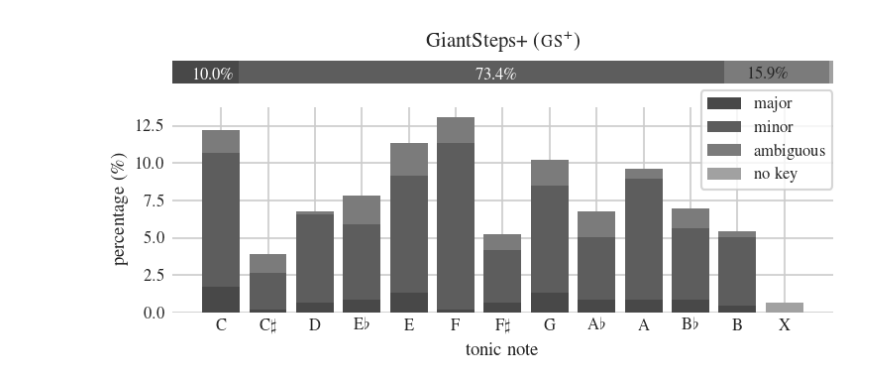
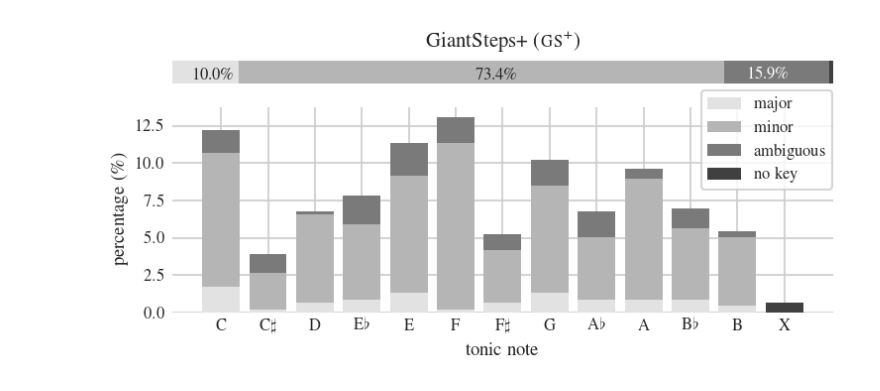
Before and after one commit to anxefaraldo/miran, a Jupyter notebook: notebooks/PLOT - Key Distributions.ipynb, the cells around one changed output. Drawn from its saved outputs; the diff is of its cells as text; code cells hidden in the pictures.

```diff
--- a/notebooks/PLOT - Key Distributions.ipynb
+++ b/notebooks/PLOT - Key Distributions.ipynb
@@ -8,7 +8,7 @@ PRINT_QUALITY = 300
 
 # NO LINES FOR KEY DISTRIBUTIONS
 sns.set_style('whitegrid', {'axes.linewidth': 0, 'axes.edgecolor': 'gray'})#, 'axes.facecolor':'snow'})
-sns.set_palette("Greys_d", 2); my_palette='Reds'; libcolor='Reds'
+sns.set_palette("Greys", 2); my_palette='Reds'; libcolor='Reds'
 mpl.rc('font', **{'family':'serif', 'serif':['Times']})
 mpl.rc('xtick', labelsize=8)
 mpl.rc('ytick', labelsize=8)
@@ -58,7 +58,7 @@ plot_majmin_dist('/Users/angel/Insync/datasets/classicalDB/keys', name='Classica
 # THE BEATPORT DATASET PRESENTS A SLIGHTLY MORE DIFFICULT PLOTTING, GIVEN ITS MULTIPLE ANNOTATIONS.
 
 name = r"Beatport (\textsc{bp}) "
-sns.set_palette("Greys_d", 4)
+sns.set_palette("Greys", 4)
 #       C     c#   d  d#   e    f    f#   g    g#    a   a#   b
 major = [28,  46, 49, 27, 31,  27,  34, 36,   40,   25,  34,   25]
 minor = [128, 77, 82,  51, 91, 120,  49, 74,  47,   70,  48,  66]
@@ -92,23 +92,23 @@ plt.title(name, fontsize=10)
 for r in a:
     pmaj = "%.1f" % (total_maj * percentage_factor)
     str_l = len(pmaj) + 1
-    plt.text((total_maj * 0.5) - (str_l * 0.8), -0.25, pmaj  + '\%', fontsize=8, color='white')
+    plt.text((total_maj * 0.5) - (str_l * 0.8), -0.25, pmaj  + '\%', fontsize=8)
 
 for r in b:
     pmin = "%.1f" % (total_min * percentage_factor)
     str_l = len(pmin) + 1
-    plt.text(total_maj + (total_min * 0.5) - (str_l * 0.8), -0.25, pmin + '\%', fontsize=8,color='white')
+    plt.text(total_maj + (total_min * 0.5) - (str_l * 0.8), -0.25, pmin + '\%', fontsize=8)
 
 for r in c:
     pother = "%.1f" % (total_other * percentage_factor)
     str_l = len(pother) + 1
-    plt.text(total_maj + total_min + (total_other * 0.5) - (str_l * 4.5), -0.25, pother, fontsize=8)
+    plt.text(total_maj + total_min + (total_other * 0.5) - (str_l * 4.5), -0.25, pother, fontsize=8, color='white')
 
 for r in d:
     pnk = "%.1f" % (no_key * percentage_factor)
     if no_key * percentage_factor > 3:
         str_l = len(pnk) + 1
-        plt.text(total_maj + total_min + total_other + (no_key * 0.5) - (str_l * 3), -0.25, pnk, fontsize=8)
+        plt.text(total_maj + total_min + total_other + (no_key * 0.5) - (str_l * 3), -0.25, pnk, fontsize=8, color='white')
 
 plt.subplot(gs[1])
 plt.ylabel('percentage (\%)')
@@ -159,34 +159,34 @@ plt.title(name, fontsize=10)
 for r in a:
     pmaj = "%.1f" % (total_maj * percentage_factor)
     str_l = len(pmaj) + 1
-    plt.text((total_maj * 0.4) - (str_l * 0.8), -0.25, pmaj  + '\%', fontsize=8, color='white')
+    plt.text((total_maj * 0.4) - (str_l * 0.8), -0.25, pmaj  + '\%', fontsize=8)
 
 for r in b:
     pmin = "%.1f" % (total_min * percentage_factor)
     str_l = len(pmin) + 1
-    plt.text(total_maj + (total_min * 0.5) - (str_l * 0.8), -0.25, pmin + '\%', fontsize=8, color='white')
+    plt.text(total_maj + (total_min * 0.5) - (str_l * 0.8), -0.25, pmin + '\%', fontsize=8)
 
 for r in c:
     pother = "%.1f" % (total_other * percentage_factor)
     str_l = len(pother) + 1
-    plt.text(total_maj + total_min + (total_other * 0.5) - (str_l * 4), -0.25, pother  + '\%', fontsize=8)
+    plt.text(total_maj + total_min + (total_other * 0.5) - (str_l * 4), -0.25, pother  + '\%', fontsize=8, color='white')
 
 for r in d:
     pnk = "%.1f" % (no_key * percentage_factor)
     if no_key * percentage_factor > 3:
         str_l = len(pnk) + 1
         plt.text(total_maj + total_min + total_other + (no_key * 0.5) - (str_l * 4), -0.25, pnk, fontsize=8)
 
 plt.subplot(gs[1])
 plt.ylabel('percentage (\%)')
 plt.xlabel('tonic note')
 plt.xticks(range(13), (r'C', r'C$\sharp$', r'D', r'E$\flat$', r'E', r'F', r'F$\sharp$', r'G', r'A$\flat$', r'A', r'B$\flat$', r'B', r'X'))
 plt.bar(range(12), percentage_major, label='major')
 plt.bar(range(12), percentage_minor, bottom=percentage_major, label='minor')
 plt.bar(range(12), percentage_other, bottom=np.add(percentage_major,percentage_minor), label='ambiguous')
 plt.bar(12, percentage_no_key, label='no key')
 plt.legend(fontsize=8, frameon=True, loc=(0.8,0.6))
 plt.tight_layout()
 plt.savefig(os.path.join("/Users/angel/Dropbox/Apps/Texpad/Thesis/figures/gs+_keys.pdf"), format="pdf", dpi=PRINT_QUALITY)
 # %% [output]
-[figure, old version]
+[figure, new version]
```
Also changed, not shown: parts of 10 cells of this notebook, 11 other files.
